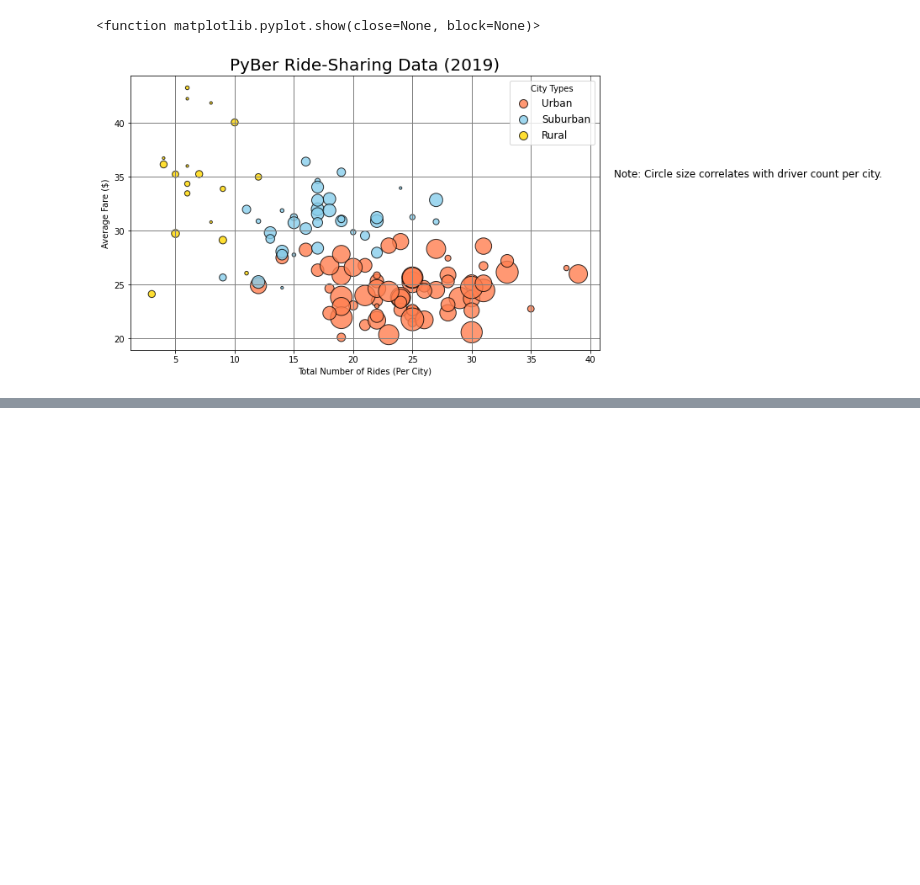
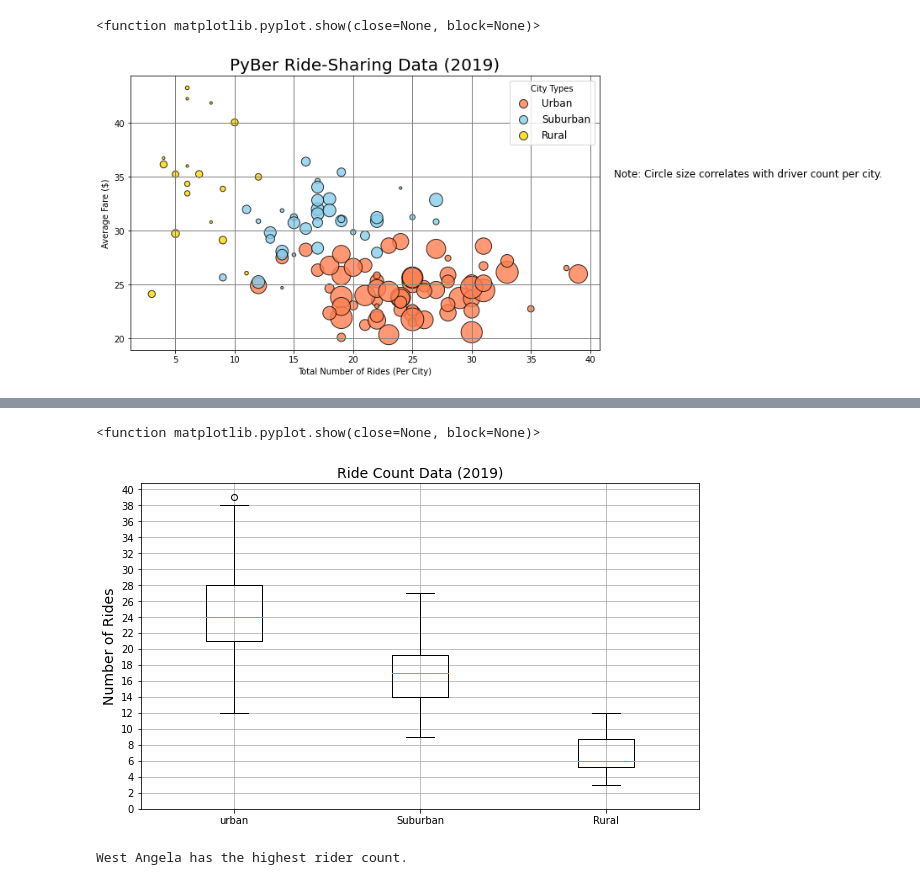
Before and after one commit to austenmarden/pyber_analysis, a Jupyter notebook: pyber.ipynb, the cells around one changed output, grey strips where cells are left out. Cells and saved outputs as stored; diff of their text form; code cells hidden in the pictures; blank space fills up the shorter version.

Commit message:
commit updated ipynb file and first series of graphical images.

```diff
--- a/pyber.ipynb
+++ b/pyber.ipynb
@@ -152,0 +186,28 @@ plt.show()
+# %%
+#create box-and-whisker plot for the cities ride count
+
+#load all labes to be used
+x_labels = ["urban", "Suburban", "Rural"]
+#load datasets in alignment with labels above
+ride_count_data = [urban_ride_count, suburban_ride_count, rural_ride_count]
+
+
+fig, ax= plt.subplots(figsize = (10,6))             #initiate graph
+ax.boxplot(ride_count_data, labels=x_labels)        #type of graph w/ data to be displayed and variables
+ax.set_title("Ride Count Data (2019)", fontsize=14) #set title of graph and set fontsize
+ax.set_ylabel("Number of Rides", fontsize=14)       #set y label and fontsize
+ax.set_yticks(np.arange(0,41,step=2))               #set range and frequency of ticks on y axis
+ax.grid()                                           #add gridlines
+
+plt.savefig('analysis/fig2.png')
+
+plt.show                                            #show graph
+# %% [output]
+<function matplotlib.pyplot.show(close=None, block=None)>
+[figure, added]
+# %%
+# Get the city that matches 39.
+urban_city_outlier = urban_ride_count[urban_ride_count==39].index[0]
+print(f"{urban_city_outlier} has the highest rider count.")
+# %% [output]
+West Angela has the highest rider count.
```
Also changed, not shown: parts of 10 cells of this notebook, 4 other files.
